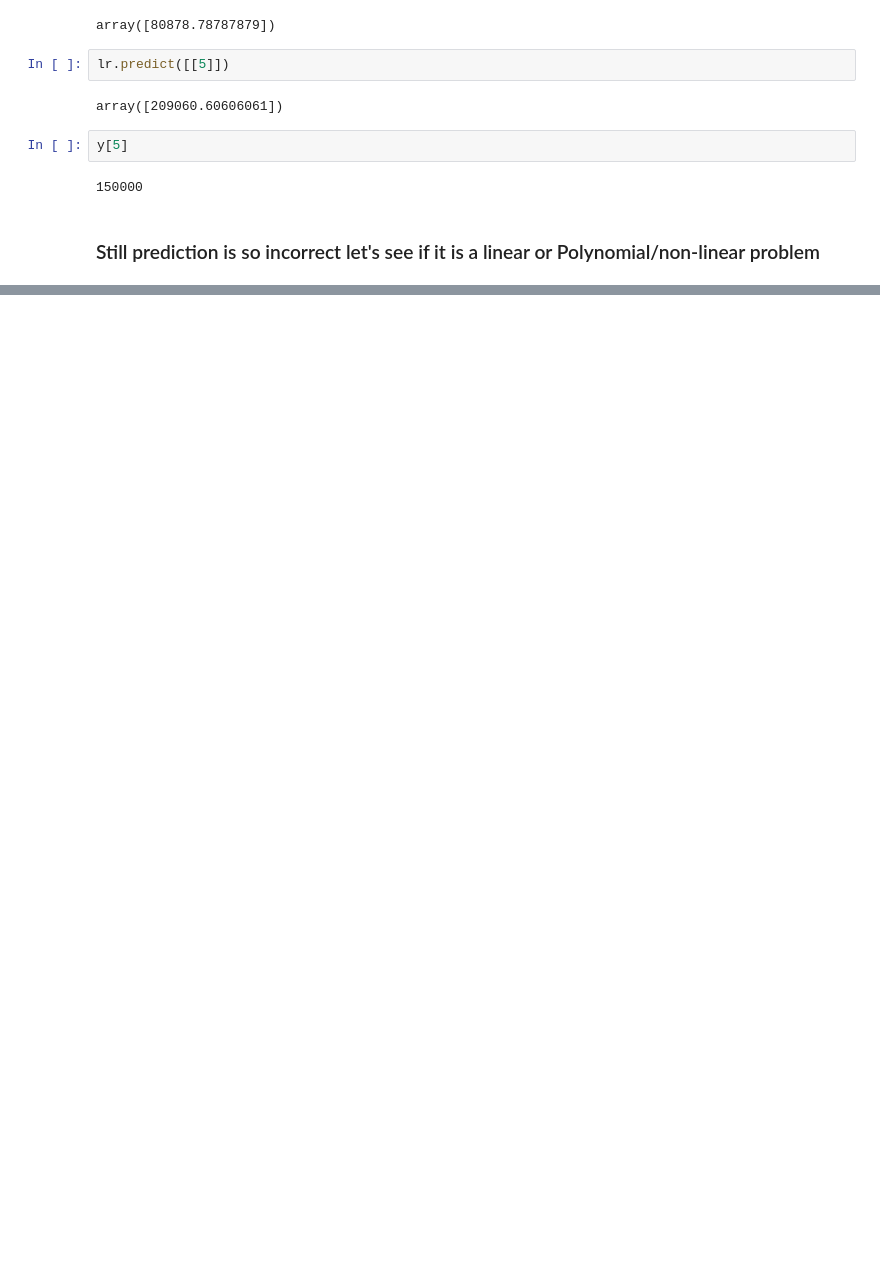
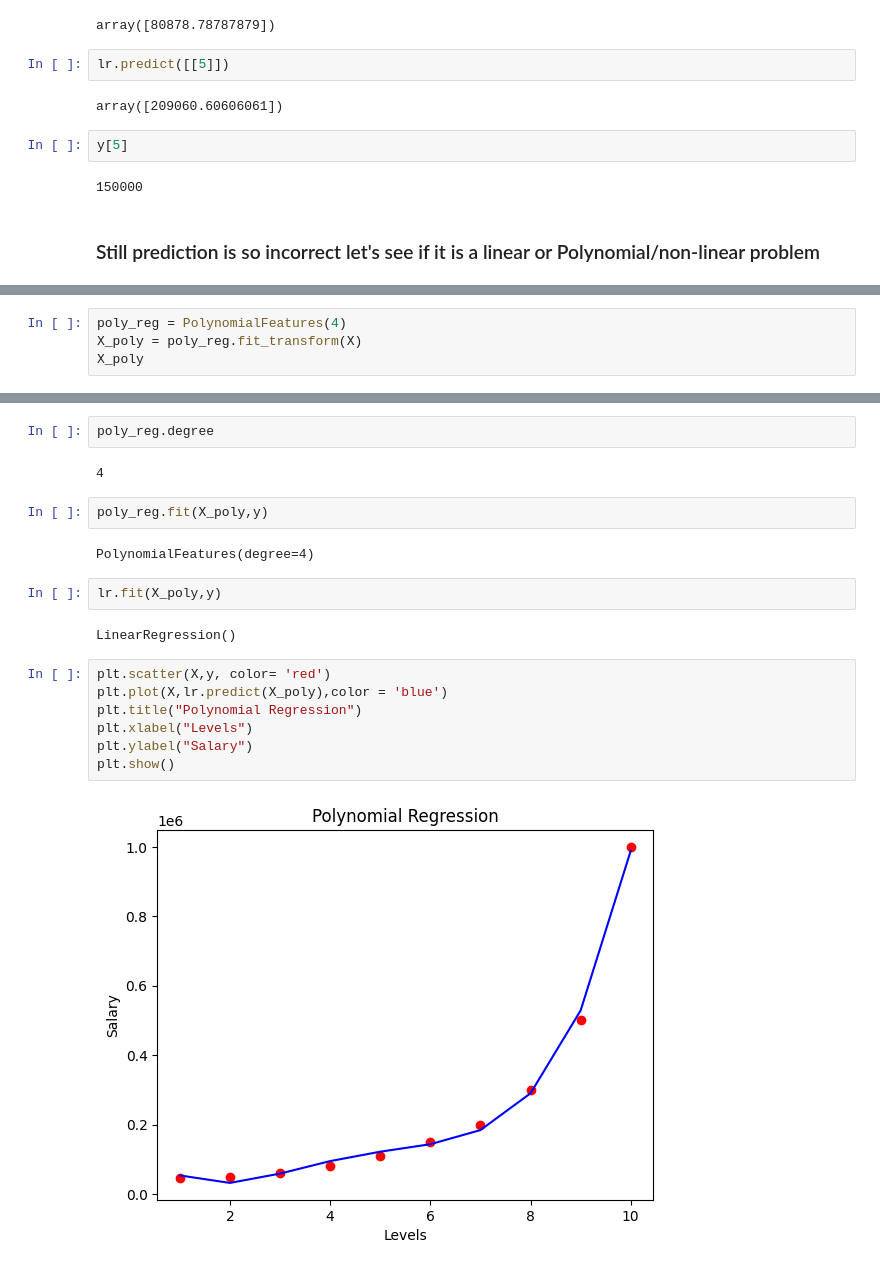
Before and after one commit to Sehajpannu01/ML_Models-Workshop, a Jupyter notebook: 19) Posotion_Salaries(LR,PolyR).ipynb, the cells around one changed output, grey strips where cells are left out. Saved outputs shown, nothing was run; the diff lists cells and outputs as text; blank space fills up the shorter version.

```diff
--- a/19) Posotion_Salaries(LR,PolyR).ipynb
+++ b/19) Posotion_Salaries(LR,PolyR).ipynb
@@ -82,0 +87,4 @@ plt.show()
+# %%
+poly_reg = PolynomialFeatures(4)
+X_poly = poly_reg.fit_transform(X)
+X_poly
@@ -82,0 +102,21 @@ plt.show()
+# %%
+poly_reg.degree
+# %% [output]
+4
+# %%
+poly_reg.fit(X_poly,y)
+# %% [output]
+PolynomialFeatures(degree=4)
+# %%
+lr.fit(X_poly,y)
+# %% [output]
+LinearRegression()
+# %%
+plt.scatter(X,y, color= 'red')
+plt.plot(X,lr.predict(X_poly),color = 'blue')
+plt.title("Polynomial Regression")
+plt.xlabel("Levels")
+plt.ylabel("Salary")
+plt.show()
+# %% [output]
+[figure, added]
```
Also changed, not shown: parts of 7 cells of this notebook, 3 other files.
